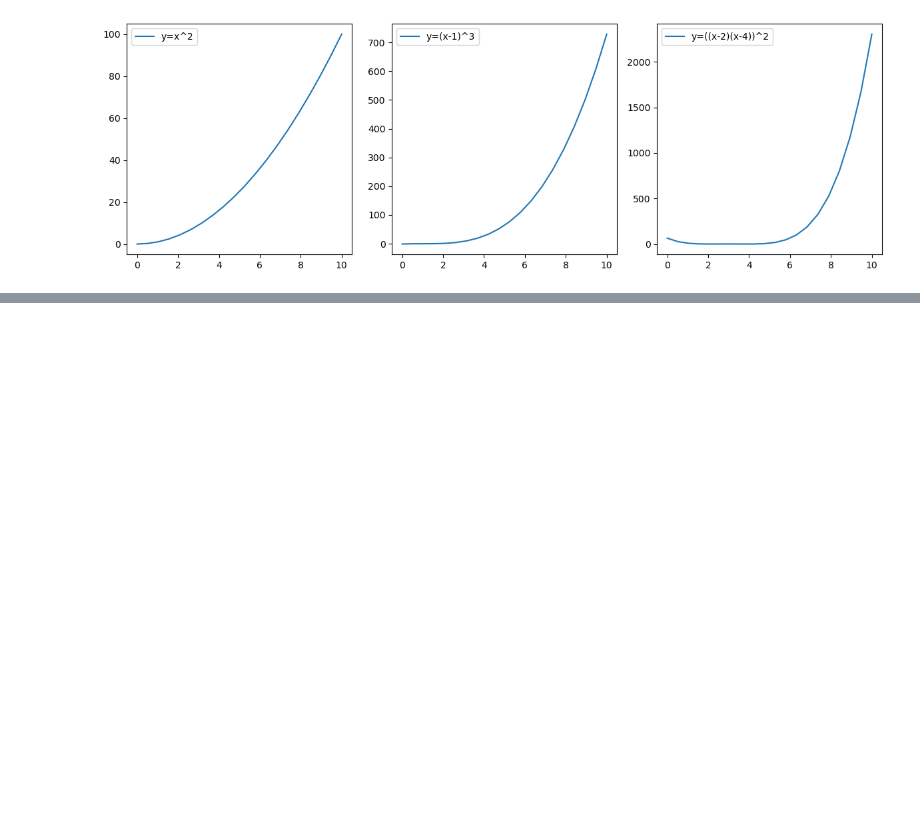
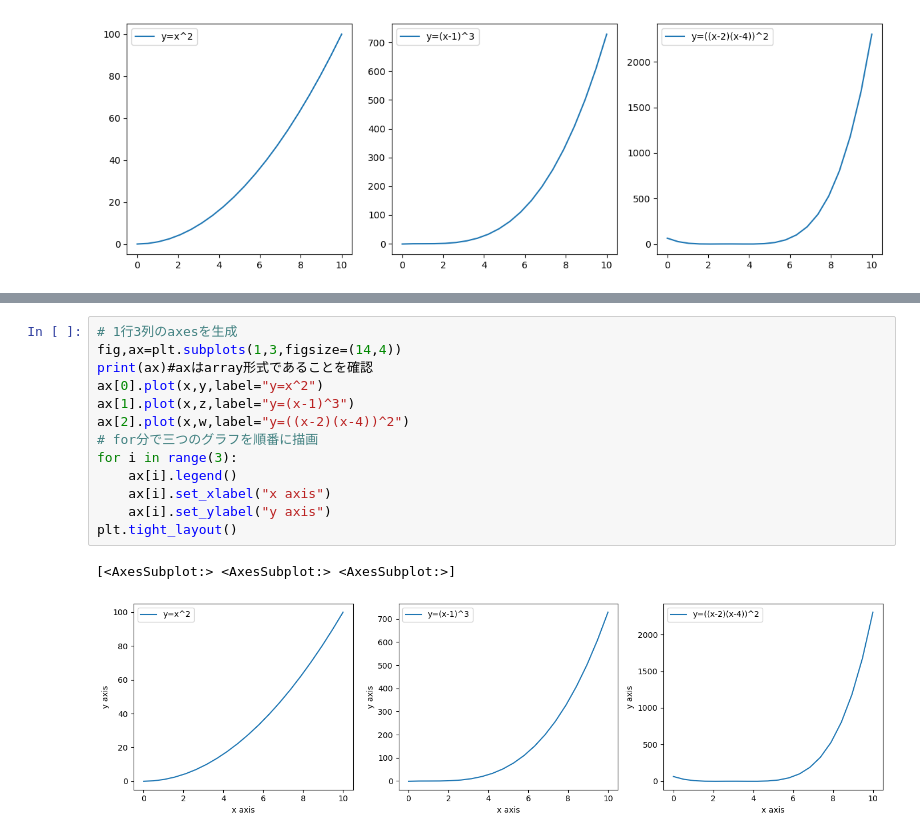
Before and after one commit to pipipik/skillup_01, a Jupyter notebook: DAY5/20240208_DAY5.ipynb, the cells around one changed output, grey strips where cells are left out. Drawn from its saved outputs; the diff is of its cells as text; blank space fills up the shorter version.

```diff
--- a/DAY5/20240208_DAY5.ipynb
+++ b/DAY5/20240208_DAY5.ipynb
@@ -48,0 +68,16 @@ plt.tight_layout()
+# %%
+# 1行3列のaxesを生成
+fig,ax=plt.subplots(1,3,figsize=(14,4))
+print(ax)#axはarray形式であることを確認
+ax[0].plot(x,y,label="y=x^2")
+ax[1].plot(x,z,label="y=(x-1)^3")
+ax[2].plot(x,w,label="y=((x-2)(x-4))^2")
+# for分で三つのグラフを順番に描画
+for i in range(3):
+    ax[i].legend()
+    ax[i].set_xlabel("x axis")
+    ax[i].set_ylabel("y axis")
+plt.tight_layout()
+# %% [output]
+[<AxesSubplot:> <AxesSubplot:> <AxesSubplot:>]
+[figure, added]
```
Also changed, not shown: parts of 1 cell of this notebook.
